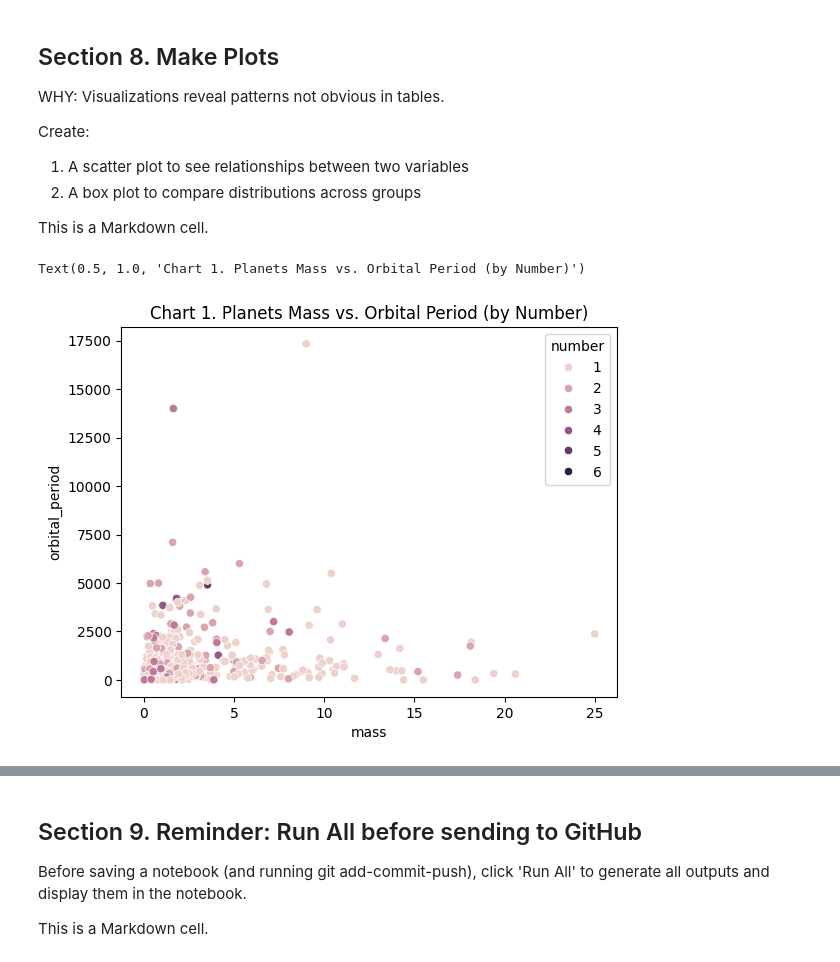
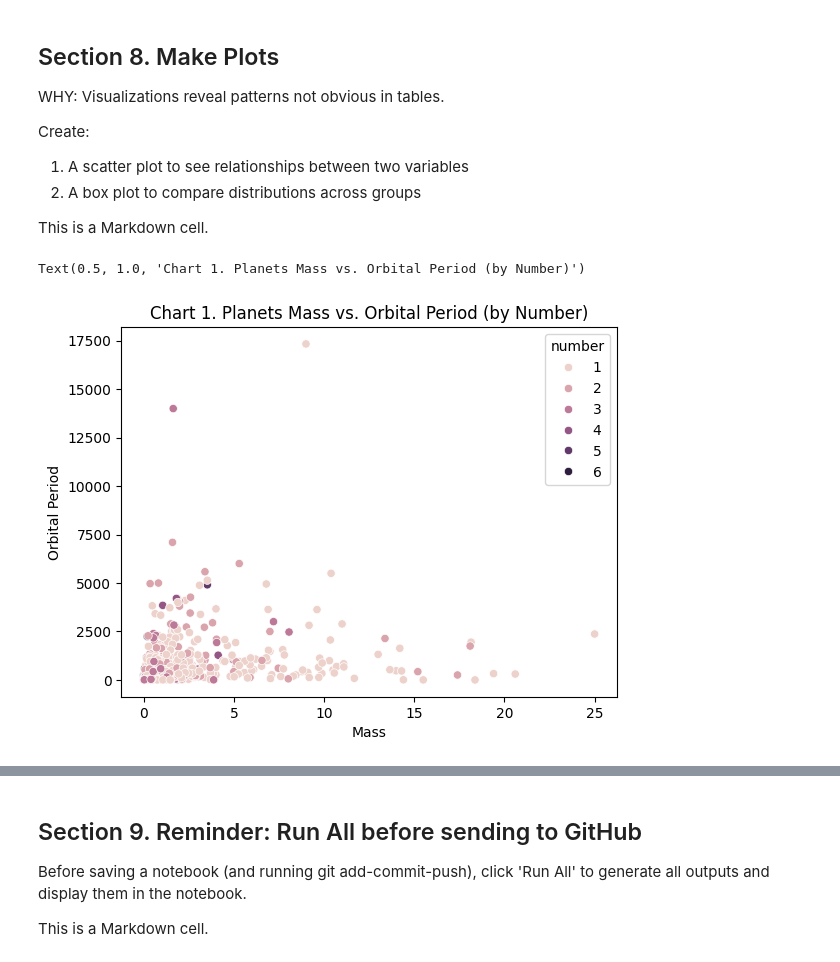
Before and after one commit to TLane521/datafun-07-applied, a Jupyter notebook: notebooks/eda_Tamara.ipynb, the cells around one changed output, grey strips where cells are left out. Saved outputs shown, nothing was run; the diff lists cells and outputs as text; code cells hidden in the pictures.

```diff
--- a/notebooks/eda_Tamara.ipynb
+++ b/notebooks/eda_Tamara.ipynb
@@ -363,20 +316,20 @@ This is a Markdown cell.
 # %%
 # Section 8 Python cell - use "Run All" so prior cells are executed first.
 
 # Create a scatter plot of penguin flipper length vs. body mass
 # We need to know our dataset column names so we can use them to set x, y, and hue (color)
 scatter_plt: Axes = sns.scatterplot(
     data=planets_clean, x="mass", y="orbital_period", hue="number"
 )
 
 # Set axis labels using the Matplotlib Axes methods set_xlabel() and set_ylabel()
-scatter_plt.set_xlabel("mass")
-scatter_plt.set_ylabel("orbital_period")
+scatter_plt.set_xlabel("Mass")
+scatter_plt.set_ylabel("Orbital Period")
 
 # Set the title using the Matplotlib Axes set_title() method
 scatter_plt.set_title("Chart 1. Planets Mass vs. Orbital Period (by Number)")
 
 # Run by clicking Run All in the Menu up top
 # %% [output]
 Text(0.5, 1.0, 'Chart 1. Planets Mass vs. Orbital Period (by Number)')
-[figure, old version]
+[figure, new version]
```
Also changed, not shown: parts of 5 cells of this notebook.
